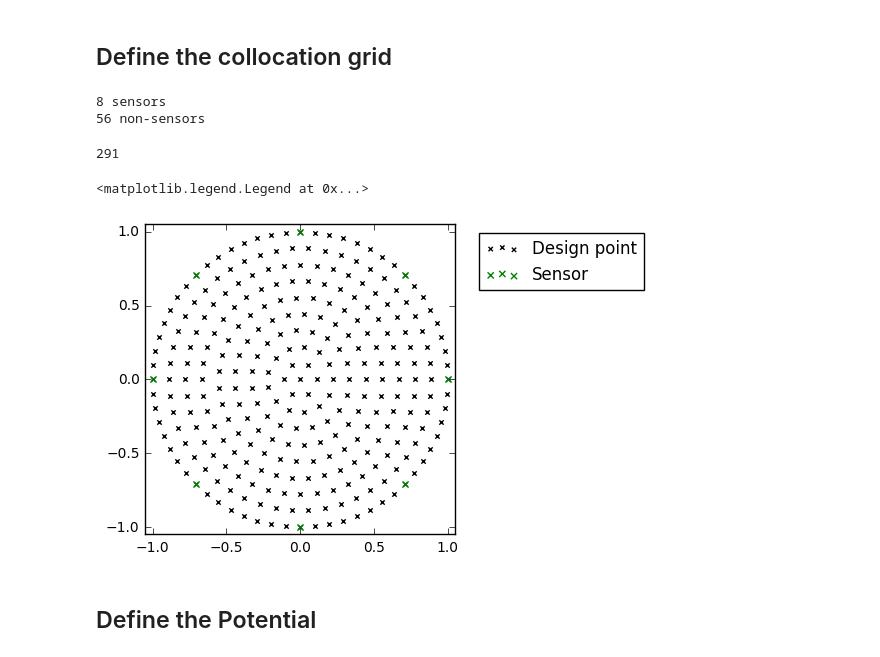
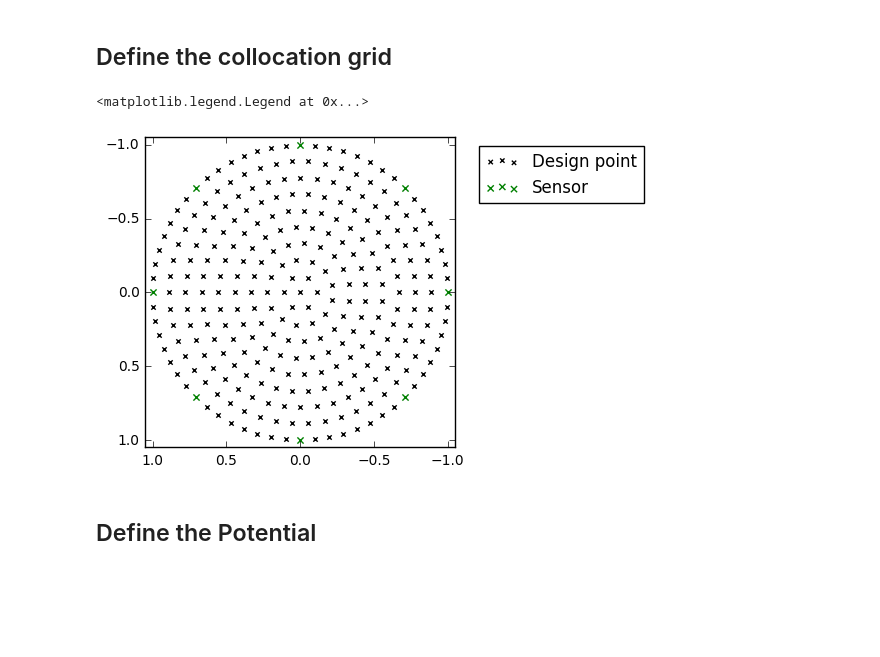
Before and after one commit to jcockayne/hydrocyclone_code, a Jupyter notebook: notebooks/Hydrocyclone_Static_EIT.ipynb, the cells around one changed output. Cells and saved outputs as stored; diff of their text form; code cells hidden in the pictures; blank space fills up the shorter version.

```diff
--- a/notebooks/Hydrocyclone_Static_EIT.ipynb
+++ b/notebooks/Hydrocyclone_Static_EIT.ipynb
@@ -178,17 +146,0 @@ design_int = construct_shell(shell_radii)
-# %%
-n_bdy = 64
-bdy_theta = np.linspace(0, 2*np.pi, n_bdy+1)
-design_bdy = pol2cart(np.c_[np.ones(n_bdy), bdy_theta[:-1]])
-
-# define the mapping from boundary collocation point to sensor
-bdy_sensor_skip = 8
-sensor_ixs = np.arange(0, len(design_bdy), bdy_sensor_skip)
-is_sensor_flags = np.in1d(np.arange(len(design_bdy)), sensor_ixs)
-
-sensor_xy = design_bdy[is_sensor_flags]
-non_sensor_xy = design_bdy[~is_sensor_flags]
-print('{} sensors'.format(len(sensor_xy)))
-print('{} non-sensors'.format(len(non_sensor_xy)))
-# %% [output]
-8 sensors
-56 non-sensors
@@ -199,19 +147,19 @@ modified_design_bdy = sensor_xy
-# %%
-full_design = np.row_stack([modified_design_int, modified_design_bdy])
-len(full_design)
-# %% [output]
-291
+# %%
+n_in_shell = 8
+n_bdy = 64
+n_sensor = 8
+grid = hydrocyclone.grids.construct_circular(n_in_shell, n_bdy, n_sensor)
 # %%
 # plot design points
 plt.figure(figsize=(4,4))
-plt.scatter(design_int[:,0], design_int[:,1], marker='x', color='black', s=10)
-plt.scatter(design_bdy[:,0], design_bdy[:,1], marker='x', color='black', s=10, label='Design point')
-plt.scatter(sensor_xy[:,0], sensor_xy[:,1], marker='x', color='green', label='Sensor')
-plt.xlim(-r*1.05,r*1.05);plt.ylim(-r*1.05,r*1.05)
+plt.scatter(grid.interior[:,0], grid.interior[:,1], marker='x', color='black', s=10)
+plt.scatter(grid.boundary[:,0], grid.boundary[:,1], marker='x', color='black', s=10, label='Design point')
+plt.scatter(grid.sensors[:,0], grid.sensors[:,1], marker='x', color='green', label='Sensor')
+plt.xlim(1.05,-1.05);plt.ylim(1.05,-1.05)
 plt.legend(loc=2, bbox_to_anchor=(1.05,1))
 # %% [output]
 <matplotlib.legend.Legend at 0x...>
-[figure, old version]
+[figure, new version]
 # %% [markdown]
 ## Define the Potential
 # %%
```
Also changed, not shown: parts of 24 cells of this notebook, 13 other files.
